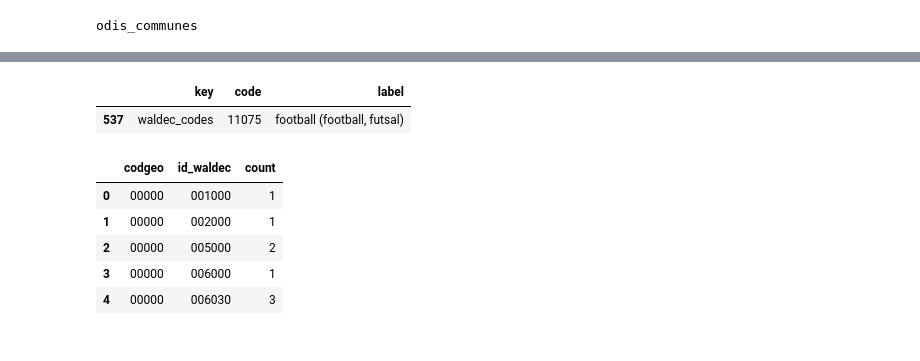
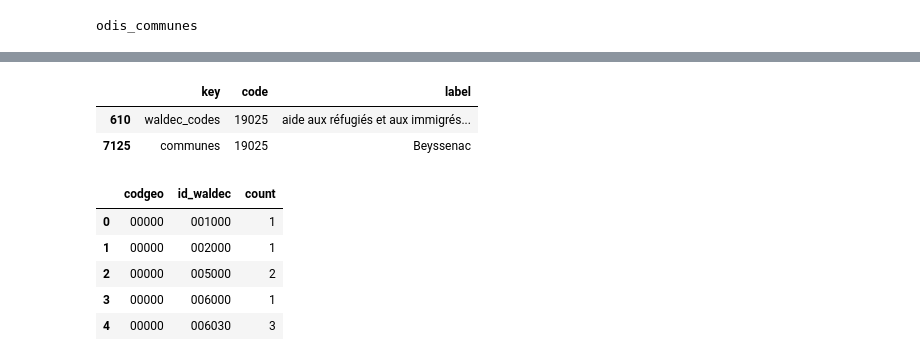
Before and after one commit to jbesan/13_odis_stream2, a Jupyter notebook: notebooks/odis_check_data.ipynb, the cells around one changed output, grey strips where cells are left out. Drawn from its saved outputs; the diff is of its cells as text; code cells hidden in the pictures.

```diff
--- a/notebooks/odis_check_data.ipynb
+++ b/notebooks/odis_check_data.ipynb
@@ -1,5 +1,8 @@
 # %% [markdown]
 # Notebook to check the ETL data
+# %%
+pd.set_option('display.max_colwidth', None)
+pd.set_option('display.max_columns', None)
 # %%
 import pandas as pd
 import os
@@ -44,8 +136,9 @@ memory usage: 6.1+ MB
 # %%
-odis_referentiels[(odis_referentiels.code=='11075')].head(100)
+odis_referentiels[(odis_referentiels.code=='19025')].head(100)
 # %% [output]
 |  | key | code | label |
-| 537 | waldec_codes | 11075 | football (football, futsal) |
+| 610 | waldec_codes | 19025 | aide aux réfugiés et aux immigrés... |
+| 7125 | communes | 19025 | Beyssenac |
 # %%
 odis_associations_agg.head()
 # %% [output]
```
Also changed, not shown: parts of 11 cells of this notebook, 17 other files.
